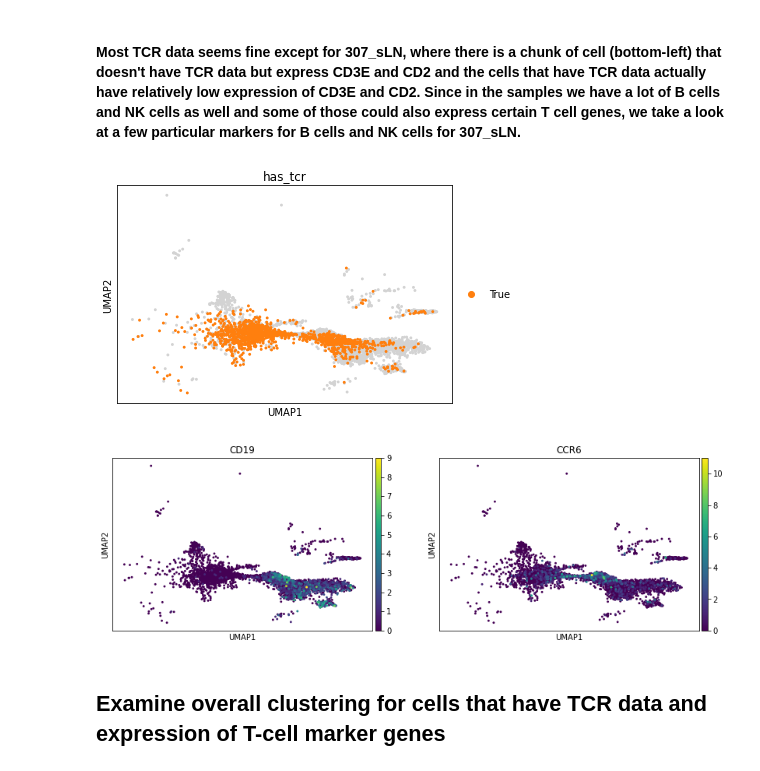
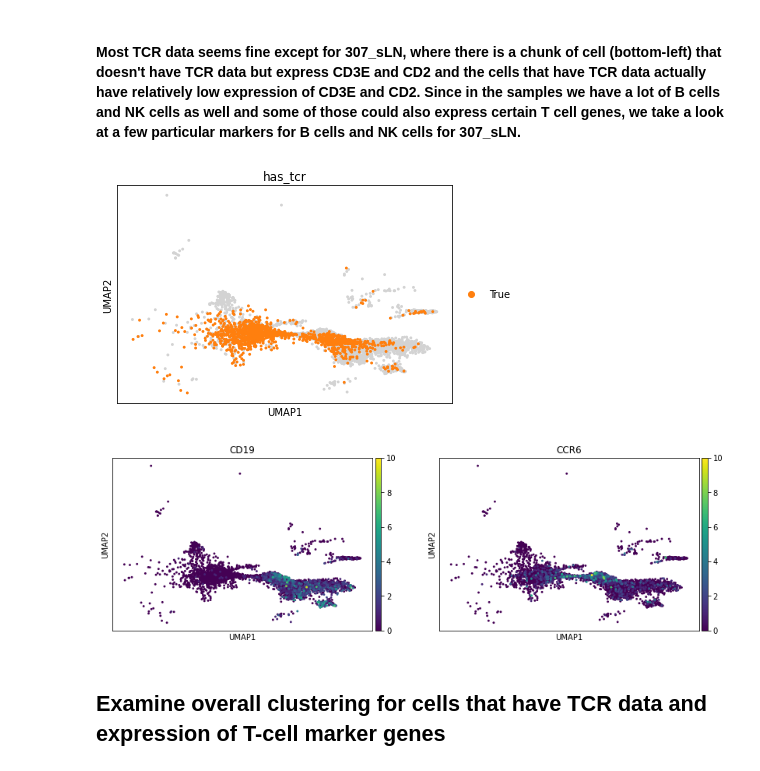
Before and after one commit to duke-chsi-informatics/iyer_tumor, a Jupyter notebook: part6_More_TCR_QC.ipynb, the cells around one changed output. Drawn from its saved outputs; the diff is of its cells as text; code cells hidden in the pictures.

```diff
--- a/part6_More_TCR_QC.ipynb
+++ b/part6_More_TCR_QC.ipynb
@@ -55,10 +55,10 @@ For 296_Pri_CD8pos
 # %%
 # Check for B-cell receptor gene CD19 and NK cell marker gene CCR6
 sc.pl.umap(combined[combined.obs['sample']=='307_sLN'],color=['has_tcr'],groups='True')
-sc.pl.umap(combined[combined.obs['sample']=='307_sLN'],color=['CD19','CCR6'])
+sc.pl.umap(combined[combined.obs['sample']=='307_sLN'],color=['CD19','CCR6'],vmax=10)
 # %% [output]
 [figure]
-[figure, old version]
+[figure, new version]
 # %% [markdown]
 ## Examine overall clustering for cells that have TCR data and expression of T-cell marker genes
 # %%
```
Also changed, not shown: parts of 1 cell of this notebook, 15 other files.
